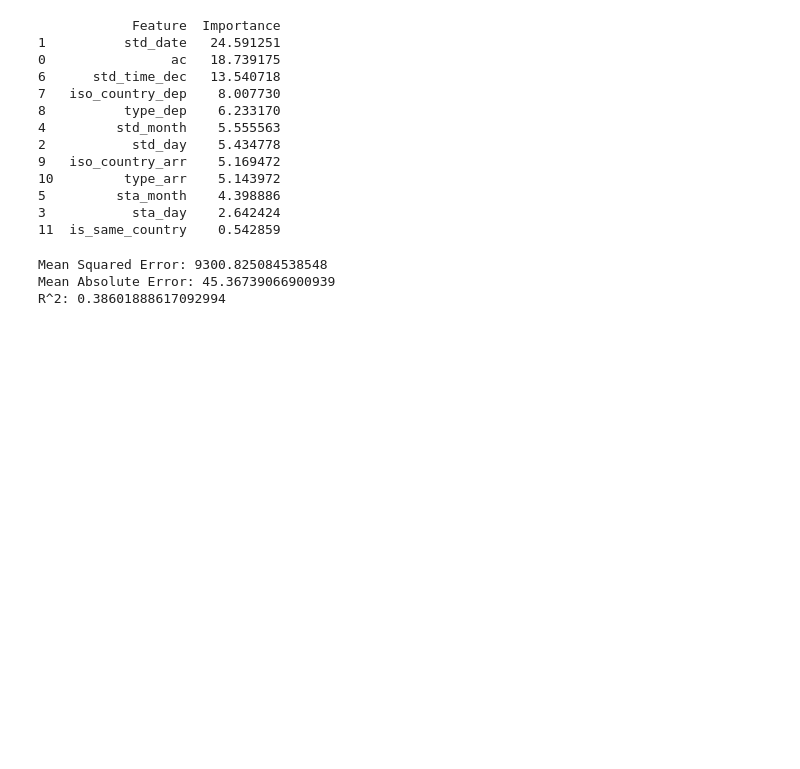
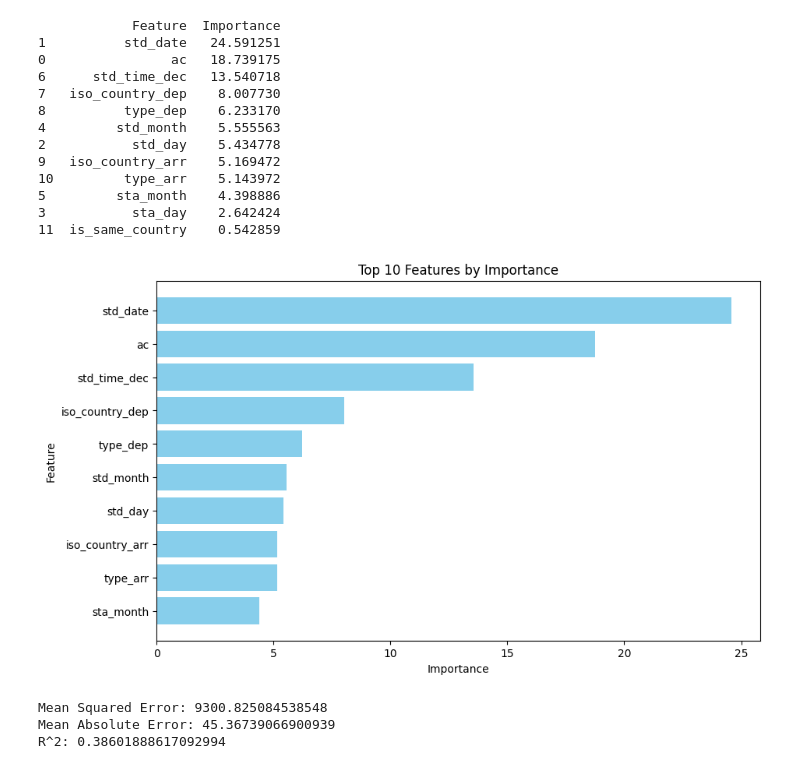
Before and after one commit to marenbor/ml_project_flight_delays, a Jupyter notebook: notebooks/04_CatBoost.ipynb, the cells around one changed output. Drawn from its saved outputs; the diff is of its cells as text; code cells hidden in the pictures; blank space fills up the shorter version.

Commit message:
added fiture feature importance

```diff
--- a/notebooks/04_CatBoost.ipynb
+++ b/notebooks/04_CatBoost.ipynb
@@ -131,6 +131,23 @@ print(feature_importance_df.head(20))
 5         sta_month    4.398886
 3           sta_day    2.642424
 11  is_same_country    0.542859
+# %%
+# Sort the DataFrame by importance
+feature_importance_df = feature_importance_df.sort_values(by='Importance', ascending=False)
+
+# Extract the top 10 features
+top_10_features = feature_importance_df.head(10)
+
+# Create a bar plot for the top 10 features
+plt.figure(figsize=(10, 6))
+plt.barh(top_10_features['Feature'], top_10_features['Importance'], color='skyblue')
+plt.xlabel('Importance')
+plt.ylabel('Feature')
+plt.title('Top 10 Features by Importance')
+plt.gca().invert_yaxis()  # Invert y-axis to show the most important feature at the top
+plt.show()
+# %% [output]
+[figure, added]
 # %%
 # Make predictions
 y_pred_test = model.predict(X_test)
```
